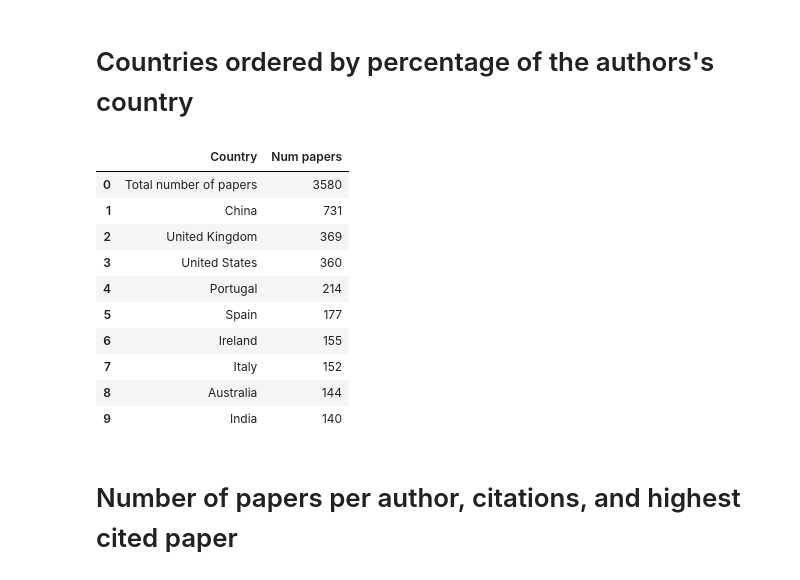
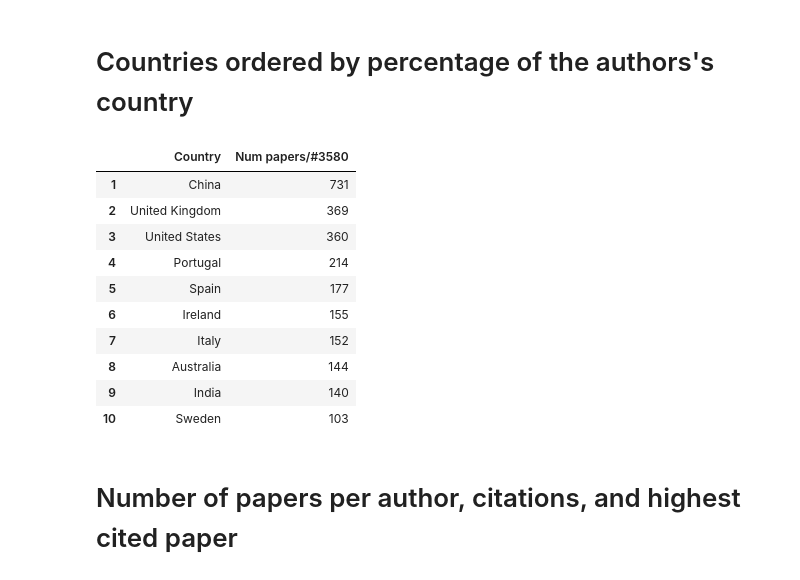
Before and after one commit to joaochenriques/PAS_STATS, a Jupyter notebook: WaveEnergyStatistics.ipynb, the cells around one changed output. Cells and saved outputs as stored; diff of their text form; code cells hidden in the pictures.

```diff
--- a/WaveEnergyStatistics.ipynb
+++ b/WaveEnergyStatistics.ipynb
@@ -137,39 +137,36 @@ for n, ( affiliations, stage ) in enumerate( zip( affiliations_lst, stage_lst )
         institutions_lst = affiliations.split( ';' )
         frac = 1.0 / len(institutions_lst)
 
         for institution in institutions_lst:
             country = institution.rsplit( ',', 1 )[-1].strip()
 
             if country in replacements_dic:
                 country = replacements_dic[country]
 
             if not country in countries_frac_dic:
                 countries_frac_dic[country] = frac
             else:
                 countries_frac_dic[country] += frac
 
 sorted_country_frac_rank = { k: v for k, v in sorted( countries_frac_dic.items(), key=lambda item: item[1], reverse=True ) }
 
 df_country_name_lst = []
 df_country_num_lst = []
 
 df_country_dic = {
         "Country": df_country_name_lst,
-        "Num papers": df_country_num_lst
+        f"Num papers/#{total_valid_papers}": df_country_num_lst
 }
-
-df_country_name_lst.append( "Total number of papers" )
-df_country_num_lst.append( int(total_valid_papers) )
 
 for n, ( name, num ) in enumerate( sorted_country_frac_rank.items() ):
     df_country_name_lst.append( name )
     df_country_num_lst.append( int(num) )
 
 df = pd.DataFrame( df_country_dic )
+df.index = df.index + 1
 left_align( df.head(10) )
 # %% [output]
-|  | Country | Num papers |
-| 0 | Total number of papers | 3580 |
+|  | Country | Num papers/#3580 |
 | 1 | China | 731 |
 | 2 | United Kingdom | 369 |
 | 3 | United States | 360 |
@@ -179,6 +176,7 @@ left_align( df.head(10) )
 | 7 | Italy | 152 |
 | 8 | Australia | 144 |
 | 9 | India | 140 |
+| 10 | Sweden | 103 |
 # %% [markdown]
 # Number of papers per author, citations, and highest cited paper
 # %%
```
Also changed, not shown: parts of 1 cell of this notebook.
